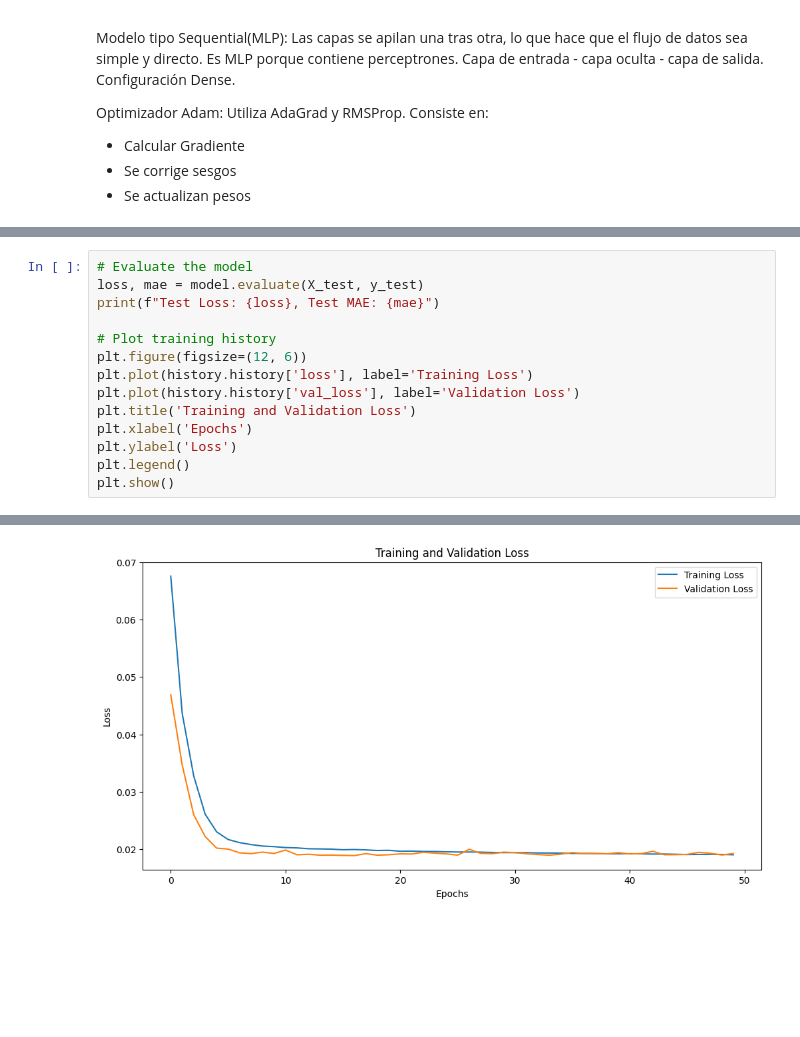
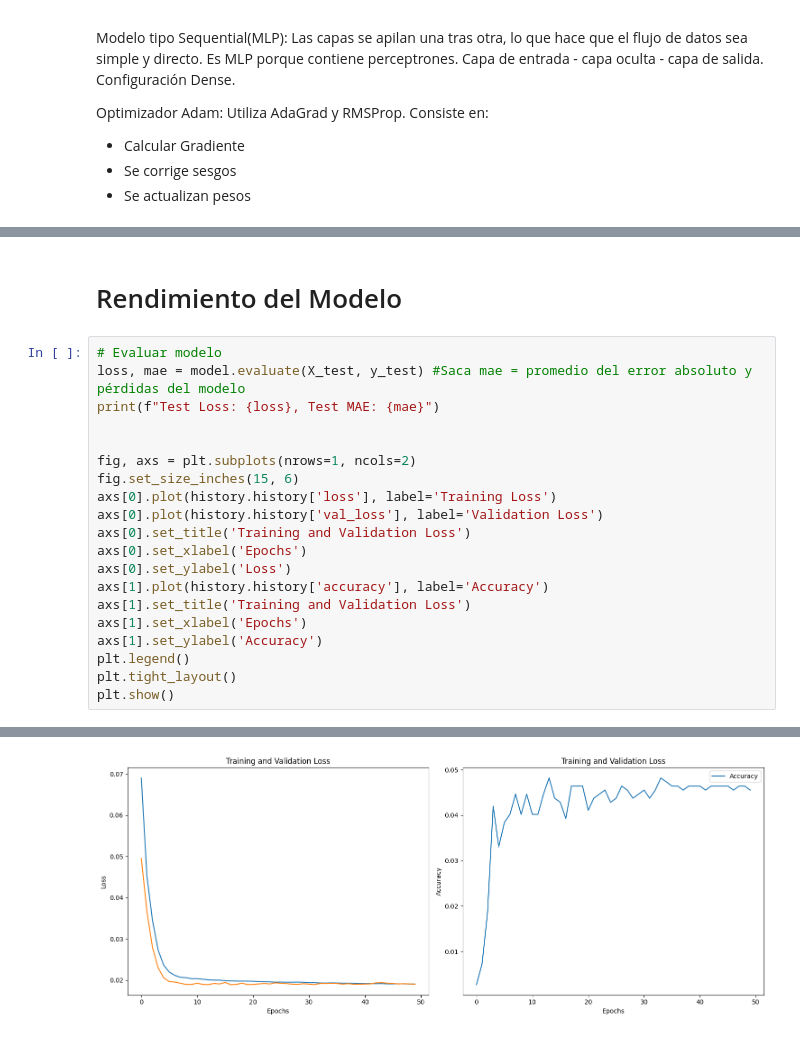
Before and after one commit to dramirezbe/Signal-theory, a Jupyter notebook: Random-signal-analysis/PSD_Estimation_David_Ramirez_Betancourth.ipynb, the cells around one changed output, grey strips where cells are left out. Saved outputs shown, nothing was run; the diff lists cells and outputs as text; blank space fills up the shorter version.

```diff
--- a/Random-signal-analysis/PSD_Estimation_David_Ramirez_Betancourth.ipynb
+++ b/Random-signal-analysis/PSD_Estimation_David_Ramirez_Betancourth.ipynb
@@ -117,15 +117,23 @@ Epoch 50/50
+# %% [markdown]
+# Rendimiento del Modelo
 # %%
-# Evaluate the model
-loss, mae = model.evaluate(X_test, y_test)
+# Evaluar modelo
+loss, mae = model.evaluate(X_test, y_test) #Saca mae = promedio del error absoluto y pérdidas del modelo
 print(f"Test Loss: {loss}, Test MAE: {mae}")
 
-# Plot training history
-plt.figure(figsize=(12, 6))
-plt.plot(history.history['loss'], label='Training Loss')
-plt.plot(history.history['val_loss'], label='Validation Loss')
-plt.title('Training and Validation Loss')
-plt.xlabel('Epochs')
-plt.ylabel('Loss')
+
+fig, axs = plt.subplots(nrows=1, ncols=2)
+fig.set_size_inches(15, 6)
+axs[0].plot(history.history['loss'], label='Training Loss')
+axs[0].plot(history.history['val_loss'], label='Validation Loss')
+axs[0].set_title('Training and Validation Loss')
+axs[0].set_xlabel('Epochs')
+axs[0].set_ylabel('Loss')
+axs[1].plot(history.history['accuracy'], label='Accuracy')
+axs[1].set_title('Training and Validation Loss')
+axs[1].set_xlabel('Epochs')
+axs[1].set_ylabel('Accuracy')
 plt.legend()
+plt.tight_layout()
 plt.show()
 # %% [output]
@@ -134 +142 @@ Test Loss: 0.019328748807311058, Test MAE: 0.0533333346247673
-[figure, old version]
+[figure, new version]
```
Also changed, not shown: parts of 8 cells of this notebook.
